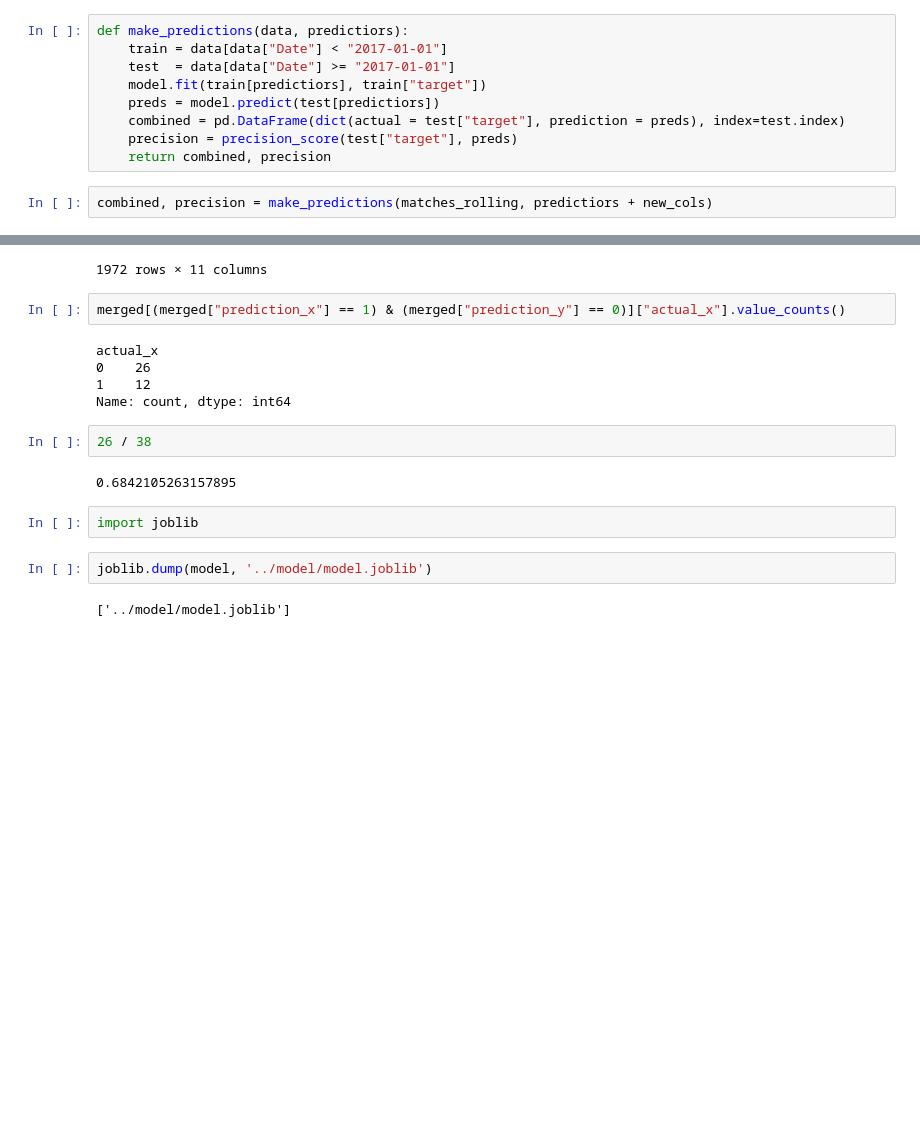
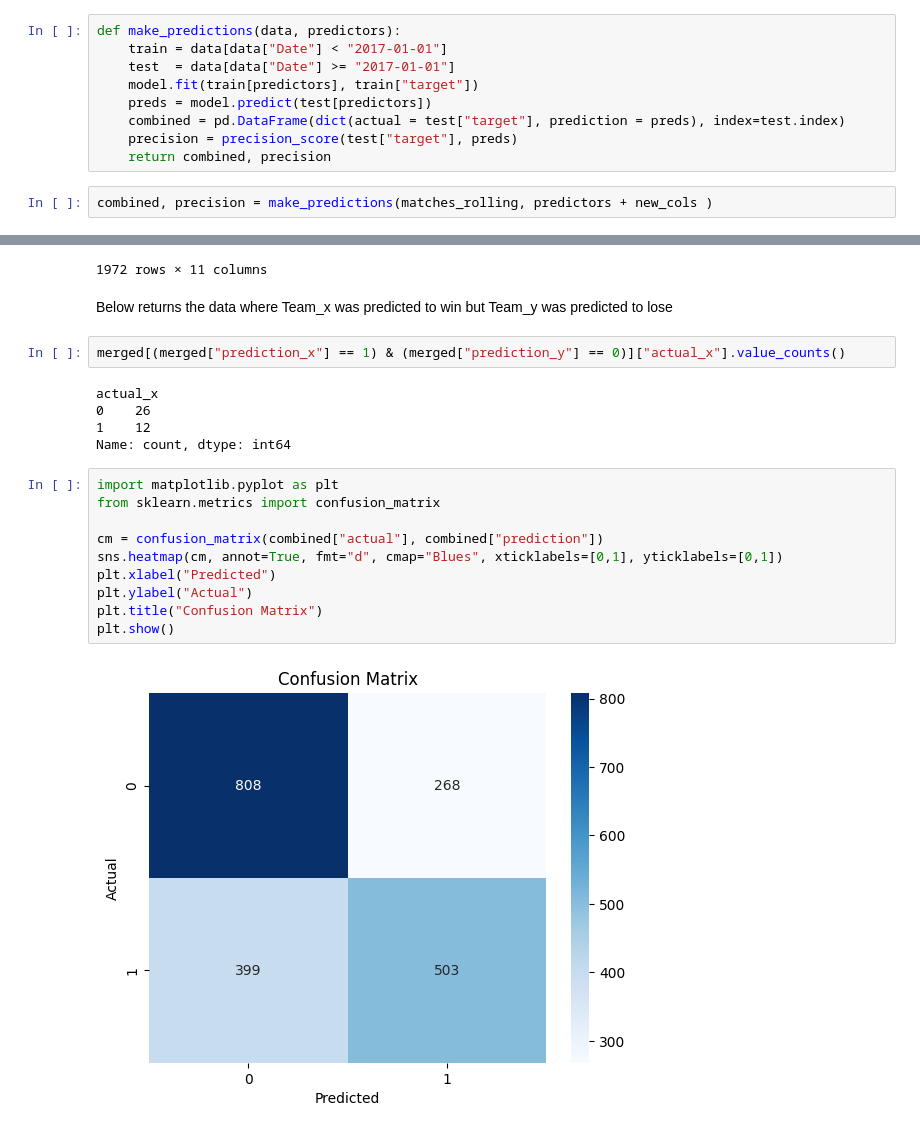
Before and after one commit to lordhokage/epl_football_prediction, a Jupyter notebook: notebooks/predict.ipynb, the cells around one changed output, grey strips where cells are left out. Drawn from its saved outputs; the diff is of its cells as text; blank space fills up the shorter version.

```diff
--- a/notebooks/predict.ipynb
+++ b/notebooks/predict.ipynb
@@ -456,11 +473,11 @@ matches_rolling
 # %%
-def make_predictions(data, predictiors):
+def make_predictions(data, predictors):
     train = data[data["Date"] < "2017-01-01"]
     test  = data[data["Date"] >= "2017-01-01"]
-    model.fit(train[predictiors], train["target"])
-    preds = model.predict(test[predictiors])
+    model.fit(train[predictors], train["target"])
+    preds = model.predict(test[predictors])
     combined = pd.DataFrame(dict(actual = test["target"], prediction = preds), index=test.index)
     precision = precision_score(test["target"], preds)
     return combined, precision
 # %%
-combined, precision = make_predictions(matches_rolling, predictiors + new_cols)
+combined, precision = make_predictions(matches_rolling, predictors + new_cols )
@@ -524,6 +539,8 @@ merged
 | 1970 | 0 | 0 | 2020-02-14 | Wolves | Leicester | D | 0 | 0 | Leicester | ... |
 | 1971 | 0 | 1 | 2020-11-01 | Wolves | Newcastle | D | 0 | 1 | Newcastle | ... |
 1972 rows × 11 columns
+# %% [markdown]
+Below returns the data where Team_x was predicted to win but Team_y was predicted to lose
 # %%
 merged[(merged["prediction_x"] == 1) & (merged["prediction_y"] == 0)]["actual_x"].value_counts()
 # %% [output]
@@ -531,13 +548,15 @@ actual_x
 0    26
 1    12
 Name: count, dtype: int64
-# %%
-26 / 38
-# %% [output]
-0.6842105263157895
 # %%
-import joblib
+import matplotlib.pyplot as plt
+from sklearn.metrics import confusion_matrix
+
+cm = confusion_matrix(combined["actual"], combined["prediction"])
+sns.heatmap(cm, annot=True, fmt="d", cmap="Blues", xticklabels=[0,1], yticklabels=[0,1])
+plt.xlabel("Predicted")
+plt.ylabel("Actual")
+plt.title("Confusion Matrix")
+plt.show()
+# %% [output]
+[figure, added]
-# %%
-joblib.dump(model, '../model/model.joblib')
-# %% [output]
-['../model/model.joblib']
```
Also changed, not shown: parts of 22 cells of this notebook.
